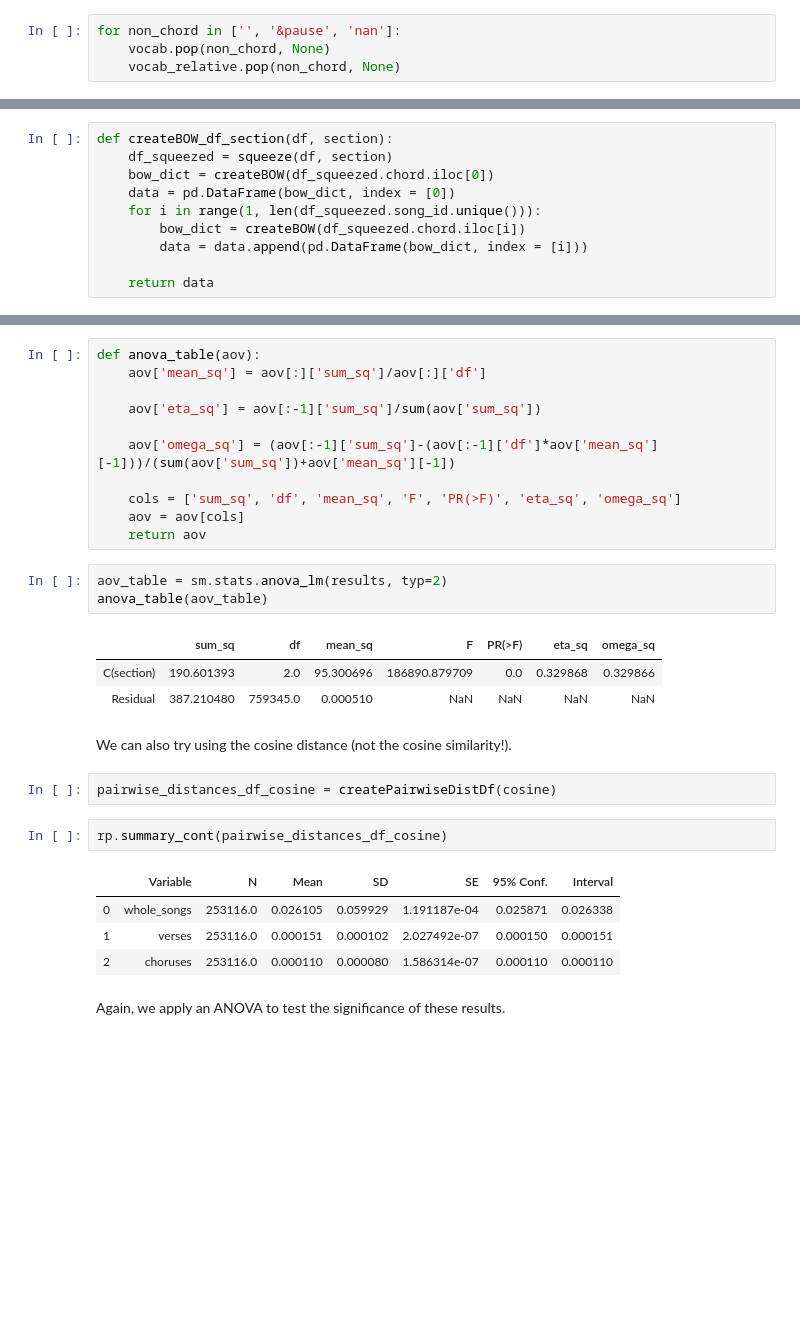
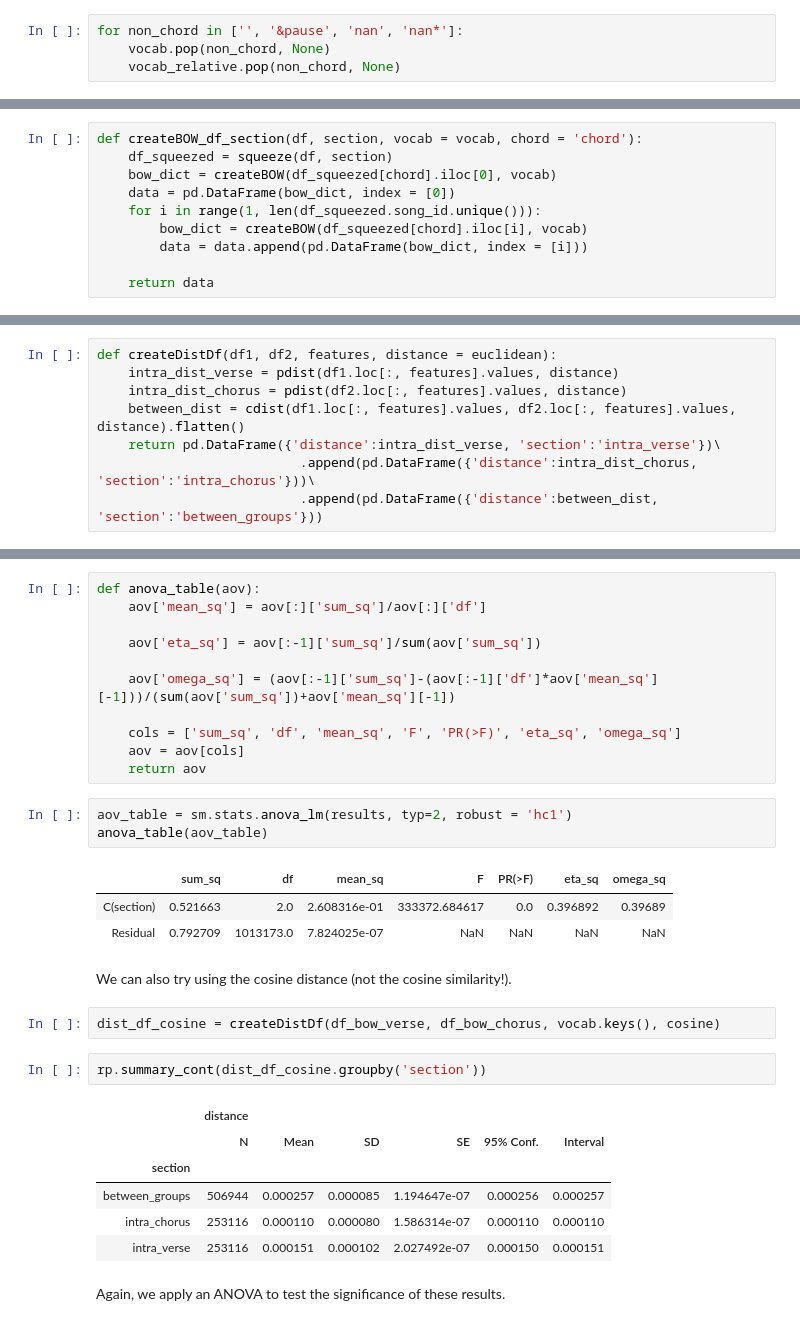
Before and after one commit to GiacomoAlliata/DigitalMusicologyProject, a Jupyter notebook: data_preprocessing.ipynb, the cells around one changed output, grey strips where cells are left out. Drawn from its saved outputs; the diff is of its cells as text; blank space fills up the shorter version.

```diff
--- a/data_preprocessing.ipynb
+++ b/data_preprocessing.ipynb
@@ -1082,7 +1099,7 @@ vocab_relative = dict.fromkeys(beats_collection_df.relative_chord.unique(), 0)
 # %% [markdown]
 Let's remove the non-chords elements.
 # %%
-for non_chord in ['', '&pause', 'nan']:
+for non_chord in ['', '&pause', 'nan', 'nan*']:
     vocab.pop(non_chord, None)
     vocab_relative.pop(non_chord, None)
 # %%
@@ -1140,10 +1183,10 @@ Length: 712, dtype: float64
 # %%
-def createBOW_df_section(df, section):
+def createBOW_df_section(df, section, vocab = vocab, chord = 'chord'):
     df_squeezed = squeeze(df, section)
-    bow_dict = createBOW(df_squeezed.chord.iloc[0])
+    bow_dict = createBOW(df_squeezed[chord].iloc[0], vocab)
     data = pd.DataFrame(bow_dict, index = [0])
     for i in range(1, len(df_squeezed.song_id.unique())):
-        bow_dict = createBOW(df_squeezed.chord.iloc[i])
+        bow_dict = createBOW(df_squeezed[chord].iloc[i], vocab)
         data = data.append(pd.DataFrame(bow_dict, index = [i]))
 
     return data
@@ -1412,0 +1557,8 @@ df_stacked_euclidean = GetStackedDfForANOVA(pairwise_distances_df_euclidean)
+# %%
+def createDistDf(df1, df2, features, distance = euclidean):
+    intra_dist_verse = pdist(df1.loc[:, features].values, distance)
+    intra_dist_chorus = pdist(df2.loc[:, features].values, distance)
+    between_dist = cdist(df1.loc[:, features].values, df2.loc[:, features].values, distance).flatten()
+    return pd.DataFrame({'distance':intra_dist_verse, 'section':'intra_verse'})\
+                          .append(pd.DataFrame({'distance':intra_dist_chorus, 'section':'intra_chorus'}))\
+                          .append(pd.DataFrame({'distance':between_dist, 'section':'between_groups'}))
@@ -1474,22 +1646,24 @@ def anova_table(aov):
     aov = aov[cols]
     return aov
 # %%
-aov_table = sm.stats.anova_lm(results, typ=2)
+aov_table = sm.stats.anova_lm(results, typ=2, robust = 'hc1')
 anova_table(aov_table)
 # %% [output]
 |  | sum_sq | df | mean_sq | F | PR(>F) | eta_sq | omega_sq |
-| C(section) | 190.601393 | 2.0 | 95.300696 | 186890.879709 | 0.0 | 0.329868 | 0.329866 |
-| Residual | 387.210480 | 759345.0 | 0.000510 | NaN | NaN | NaN | NaN |
+| C(section) | 0.521663 | 2.0 | 2.608316e-01 | 333372.684617 | 0.0 | 0.396892 | 0.39689 |
+| Residual | 0.792709 | 1013173.0 | 7.824025e-07 | NaN | NaN | NaN | NaN |
 # %% [markdown]
 We can also try using the cosine distance (not the cosine similarity!).
-# %%
-pairwise_distances_df_cosine = createPairwiseDistDf(cosine)
+# %%
+dist_df_cosine = createDistDf(df_bow_verse, df_bow_chorus, vocab.keys(), cosine)
 # %%
-rp.summary_cont(pairwise_distances_df_cosine)
+rp.summary_cont(dist_df_cosine.groupby('section'))
 # %% [output]
-|  | Variable | N | Mean | SD | SE | 95% Conf. | Interval |
-| 0 | whole_songs | 253116.0 | 0.026105 | 0.059929 | 1.191187e-04 | 0.025871 | 0.026338 |
-| 1 | verses | 253116.0 | 0.000151 | 0.000102 | 2.027492e-07 | 0.000150 | 0.000151 |
-| 2 | choruses | 253116.0 | 0.000110 | 0.000080 | 1.586314e-07 | 0.000110 | 0.000110 |
+|  | distance |  |  |  |  |  |
+|  | N | Mean | SD | SE | 95% Conf. | Interval |
+| section |  |  |  |  |  |  |
+| between_groups | 506944 | 0.000257 | 0.000085 | 1.194647e-07 | 0.000256 | 0.000257 |
+| intra_chorus | 253116 | 0.000110 | 0.000080 | 1.586314e-07 | 0.000110 | 0.000110 |
+| intra_verse | 253116 | 0.000151 | 0.000102 | 2.027492e-07 | 0.000150 | 0.000151 |
 # %% [markdown]
 Again, we apply an ANOVA to test the significance of these results.
```
Also changed, not shown: parts of 68 cells of this notebook.
